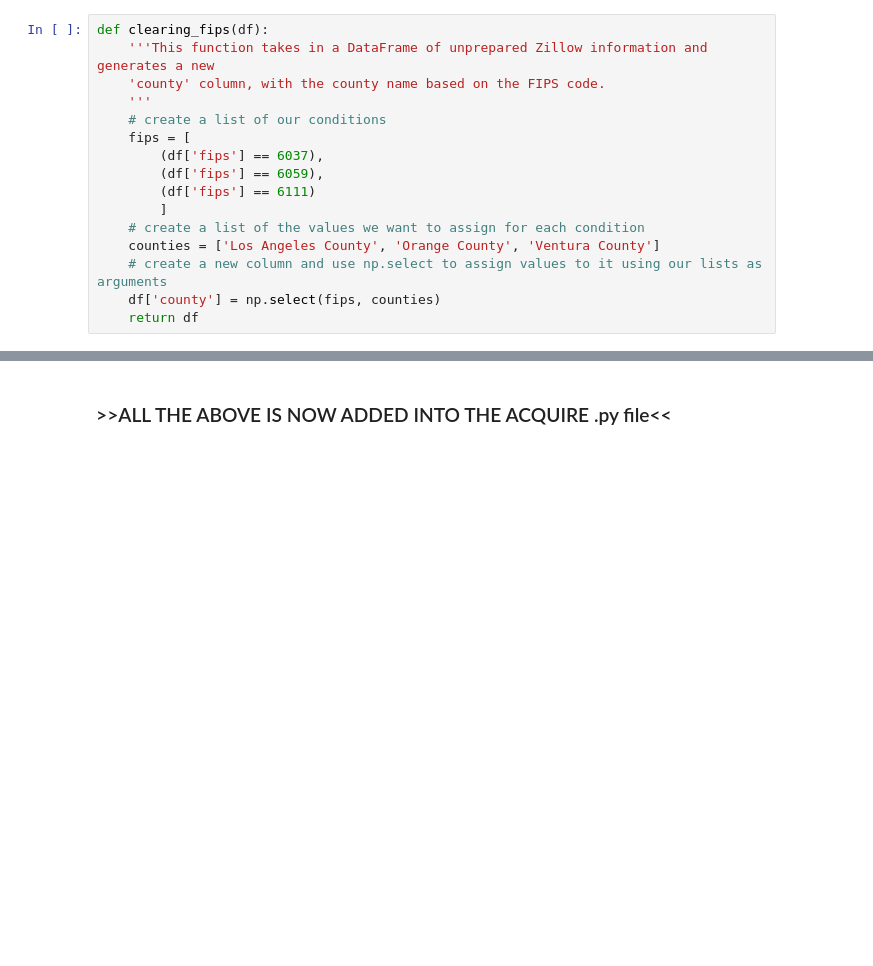
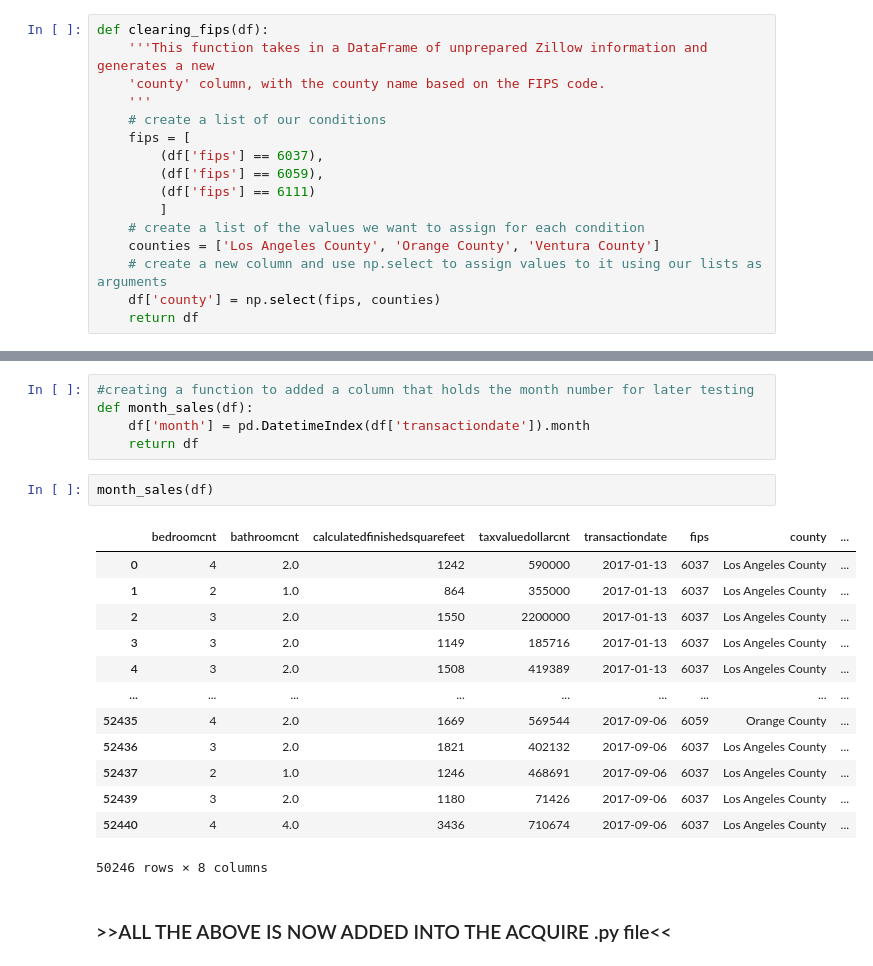
Before and after one commit to jeneyring/Regression_Final_Report, a Jupyter notebook: finalreport_ScratchPad.ipynb, the cells around one changed output, grey strips where cells are left out. Drawn from its saved outputs; the diff is of its cells as text; blank space fills up the shorter version.

```diff
--- a/finalreport_ScratchPad.ipynb
+++ b/finalreport_ScratchPad.ipynb
@@ -498,3 +507,24 @@ clearing_fips(df)
+# %%
+#creating a function to added a column that holds the month number for later testing
+def month_sales(df):
+    df['month'] = pd.DatetimeIndex(df['transactiondate']).month
+    return df
+# %%
+month_sales(df)
+# %% [output]
+|  | bedroomcnt | bathroomcnt | calculatedfinishedsquarefeet | taxvaluedollarcnt | transactiondate | fips | county | ... |
+| 0 | 4 | 2.0 | 1242 | 590000 | 2017-01-13 | 6037 | Los Angeles County | ... |
+| 1 | 2 | 1.0 | 864 | 355000 | 2017-01-13 | 6037 | Los Angeles County | ... |
+| 2 | 3 | 2.0 | 1550 | 2200000 | 2017-01-13 | 6037 | Los Angeles County | ... |
+| 3 | 3 | 2.0 | 1149 | 185716 | 2017-01-13 | 6037 | Los Angeles County | ... |
+| 4 | 3 | 2.0 | 1508 | 419389 | 2017-01-13 | 6037 | Los Angeles County | ... |
+| ... | ... | ... | ... | ... | ... | ... | ... | ... |
+| 52435 | 4 | 2.0 | 1669 | 569544 | 2017-09-06 | 6059 | Orange County | ... |
+| 52436 | 3 | 2.0 | 1821 | 402132 | 2017-09-06 | 6037 | Los Angeles County | ... |
+| 52437 | 2 | 1.0 | 1246 | 468691 | 2017-09-06 | 6037 | Los Angeles County | ... |
+| 52439 | 3 | 2.0 | 1180 | 71426 | 2017-09-06 | 6037 | Los Angeles County | ... |
+| 52440 | 4 | 4.0 | 3436 | 710674 | 2017-09-06 | 6037 | Los Angeles County | ... |
+50246 rows × 8 columns
 # %% [markdown]
 ### >>ALL THE ABOVE IS NOW ADDED INTO THE ACQUIRE .py file<<
 # %% [markdown]
```
Also changed, not shown: parts of 57 cells of this notebook, 2 other files.
